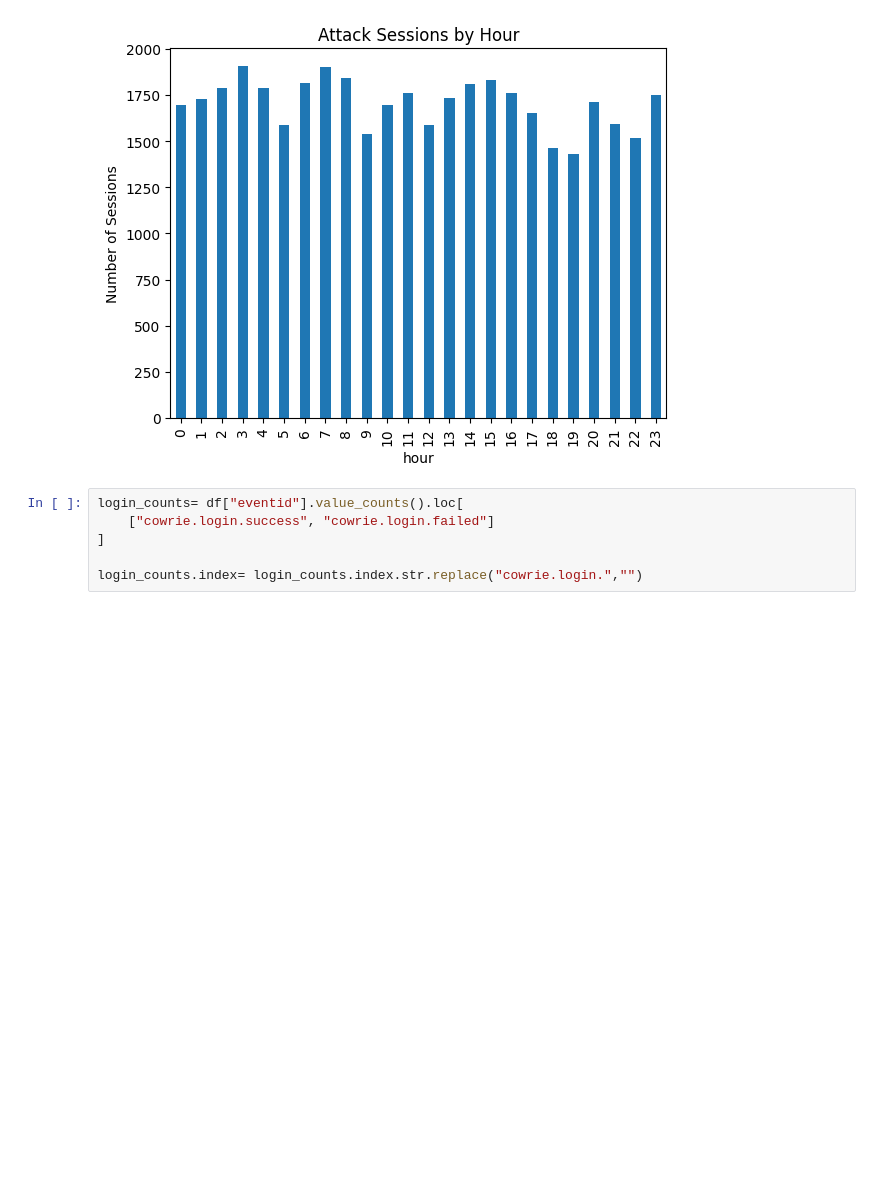
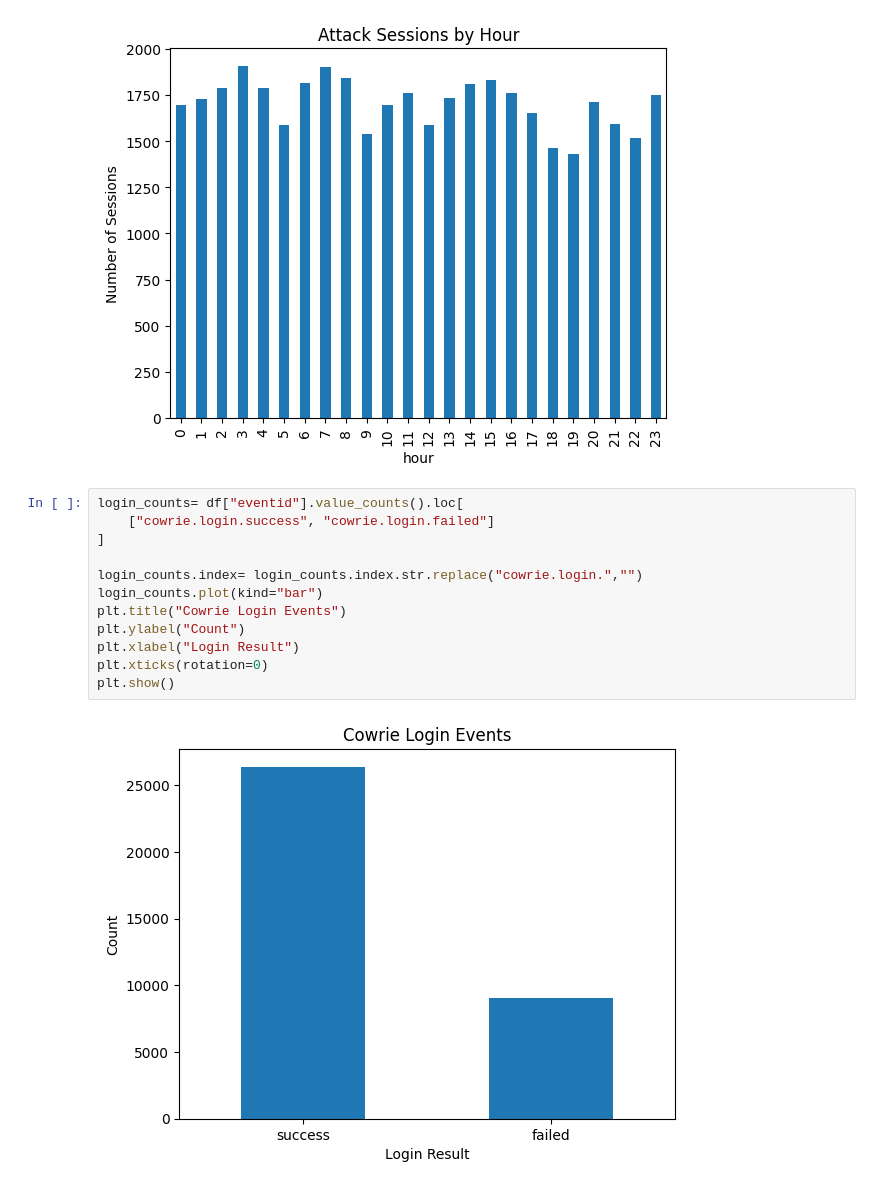
Before and after one commit to SethJonesIntern/SentinelGrid, a Jupyter notebook: machine-learning/notebooks/zenodo_analysis.ipynb, the cells around one changed output. Cells and saved outputs as stored; diff of their text form; blank space fills up the shorter version.

```diff
--- a/machine-learning/notebooks/zenodo_analysis.ipynb
+++ b/machine-learning/notebooks/zenodo_analysis.ipynb
@@ -406,6 +406,14 @@ plt.show()
 # %%
 login_counts= df["eventid"].value_counts().loc[
     ["cowrie.login.success", "cowrie.login.failed"]
 ]
 
 login_counts.index= login_counts.index.str.replace("cowrie.login.","")
+login_counts.plot(kind="bar")
+plt.title("Cowrie Login Events")
+plt.ylabel("Count")
+plt.xlabel("Login Result")
+plt.xticks(rotation=0)
+plt.show()
+# %% [output]
+[figure, added]
```
Also changed, not shown: 3 other files.
